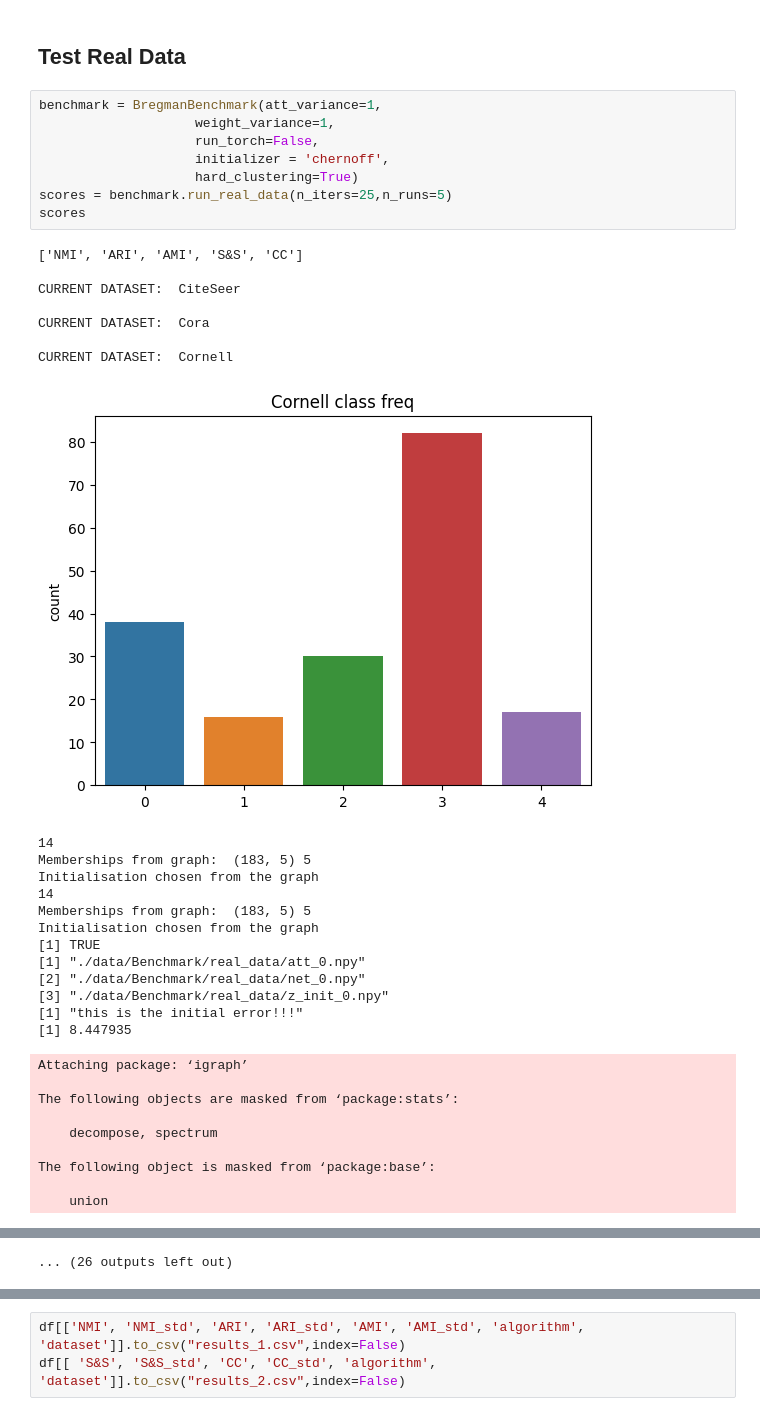
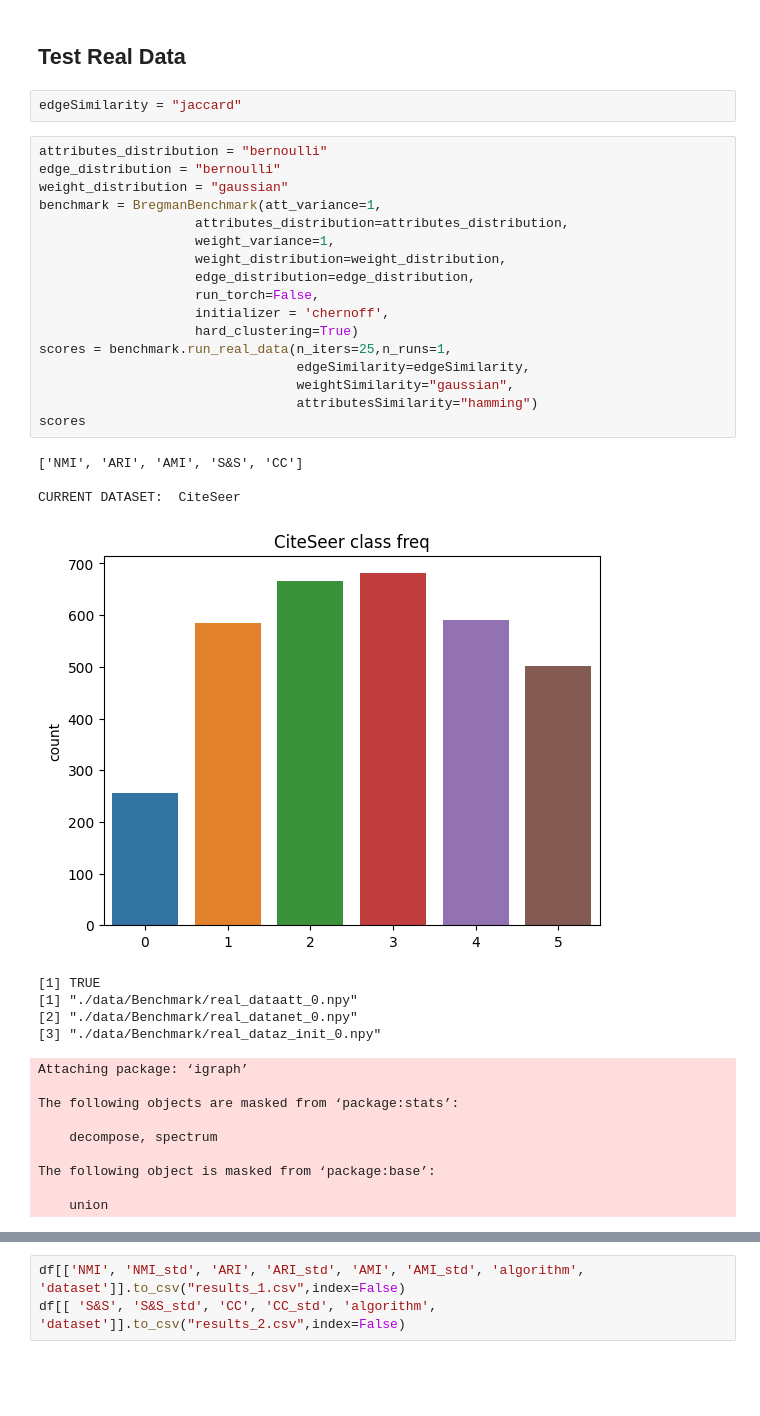
Before and after one commit to FelipeSchreiber/BregmanClustering, a Jupyter notebook: BregmanTests/BregmanBenchmarking.ipynb, the cells around one changed output, grey strips where cells are left out. Saved outputs shown, nothing was run; the diff lists cells and outputs as text; blank space fills up the shorter version.

```diff
--- a/BregmanTests/BregmanBenchmarking.ipynb
+++ b/BregmanTests/BregmanBenchmarking.ipynb
@@ -261,35 +350,34 @@ df = pd.DataFrame.from_dict(test_2_5)
 #     plt.close()
 # %% [markdown]
 ## Test Real Data
+# %%
+edgeSimilarity = "jaccard"
 # %%
+attributes_distribution = "bernoulli"
+edge_distribution = "bernoulli"
+weight_distribution = "gaussian"
 benchmark = BregmanBenchmark(att_variance=1,
+                    attributes_distribution=attributes_distribution,
                     weight_variance=1,
+                    weight_distribution=weight_distribution,
+                    edge_distribution=edge_distribution,
                     run_torch=False,
                     initializer = 'chernoff',
                     hard_clustering=True)
-scores = benchmark.run_real_data(n_iters=25,n_runs=5)
+scores = benchmark.run_real_data(n_iters=25,n_runs=1,
+                                 edgeSimilarity=edgeSimilarity,
+                                 weightSimilarity="gaussian",
+                                 attributesSimilarity="hamming")
 scores
 # %% [output]
 ['NMI', 'ARI', 'AMI', 'S&S', 'CC']
 
 CURRENT DATASET:  CiteSeer
-
-CURRENT DATASET:  Cora
-
-CURRENT DATASET:  Cornell
-[figure, old version]
+[figure, new version]
-14
-Memberships from graph:  (183, 5) 5
-Initialisation chosen from the graph
-14
-Memberships from graph:  (183, 5) 5
-Initialisation chosen from the graph
 [1] TRUE
-[1] "./data/Benchmark/real_data/att_0.npy"
-[2] "./data/Benchmark/real_data/net_0.npy"
-[3] "./data/Benchmark/real_data/z_init_0.npy"
-[1] "this is the initial error!!!"
-[1] 8.447935
+[1] "./data/Benchmark/real_dataatt_0.npy"
+[2] "./data/Benchmark/real_datanet_0.npy"
+[3] "./data/Benchmark/real_dataz_init_0.npy"
 Attaching package: ‘igraph’
 
 The following objects are masked from ‘package:stats’:
@@ -406 +392,0 @@ The following object is masked from ‘package:base’:
-... (26 outputs left out)
```
Also changed, not shown: parts of 5 cells of this notebook, 2 other files.
